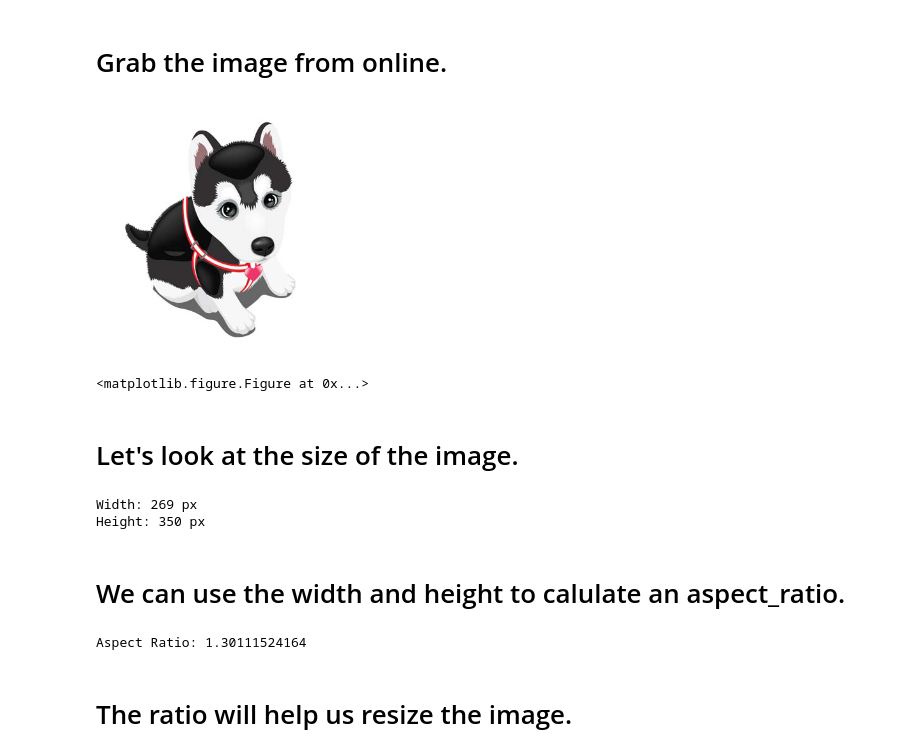
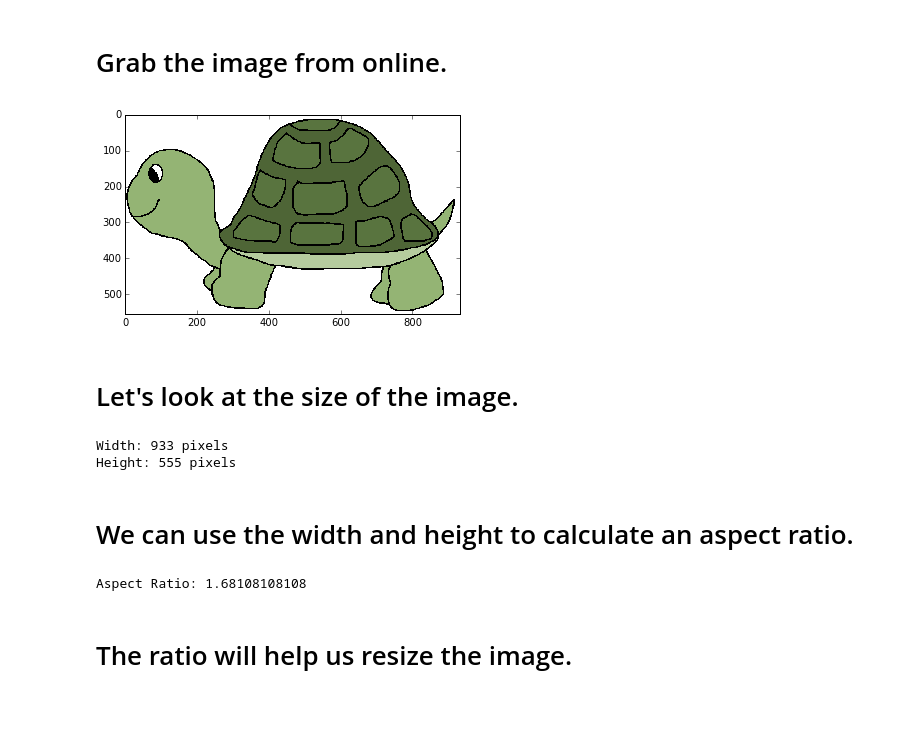
Before and after one commit to codeparkhouston/ascii-art, a Jupyter notebook: ASCII ART.ipynb, the cells around one changed output. Drawn from its saved outputs; the diff is of its cells as text; code cells hidden in the pictures; blank space fills up the shorter version.

```diff
--- a/ASCII ART.ipynb
+++ b/ASCII ART.ipynb
@@ -20,26 +32,25 @@ from listUtils import join_list_items, add_to_list, reshape_list
 # %%
 display(set_image)
 image = set_image.result
-show_image(image)
+show(image)
 # %% [output]
-[figure, old version]
+[figure, new version]
-<matplotlib.figure.Figure at 0x...>
 # %% [markdown]
 # Let's look at the size of the image.
 # %%
-(original_width, original_height) = image.size
-print 'Width:', original_width, 'px'
-print 'Height:', original_height, 'px'
+(original_height, original_width) = get_shape(image)
+print 'Width:', original_width, 'pixels'
+print 'Height:', original_height, 'pixels'
 # %% [output]
-Width: 269 px
-Height: 350 px
+Width: 933 pixels
+Height: 555 pixels
 # %% [markdown]
-# We can use the width and height to calulate an aspect_ratio.
+# We can use the width and height to calculate an aspect ratio.
 # %%
-aspect_ratio = original_height/original_width
+aspect_ratio = original_width/original_height
 print 'Aspect Ratio:', aspect_ratio
 # %% [output]
-Aspect Ratio: 1.30111524164
+Aspect Ratio: 1.68108108108
 # %% [markdown]
 # The ratio will help us resize the image.
 # %%
```
Also changed, not shown: parts of 12 cells of this notebook, 1 other file.
